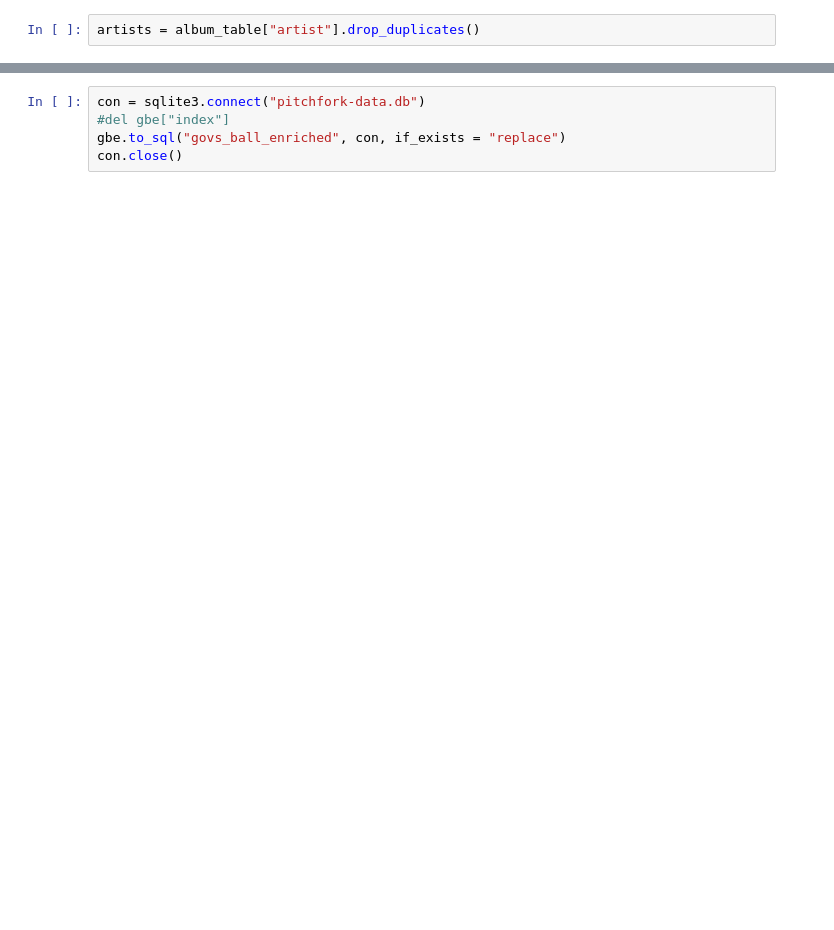
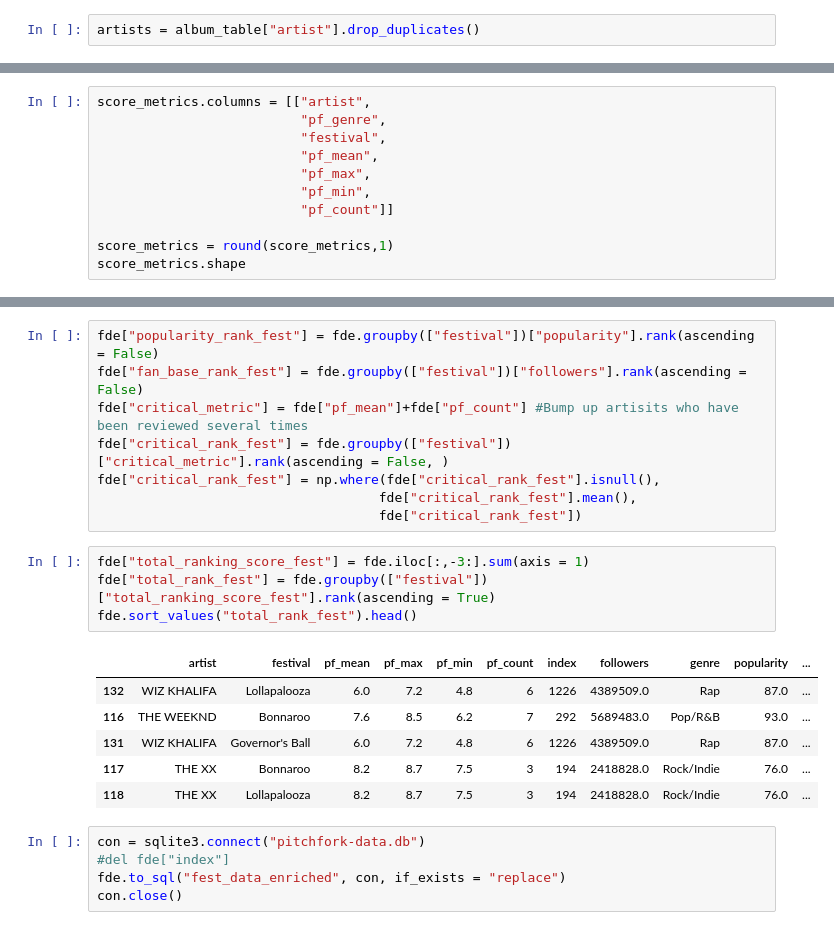
Before and after one commit to timdmulligan/govs_ball_schedule, a Jupyter notebook: crawl_govs_ball.ipynb, the cells around one changed output, grey strips where cells are left out. Cells and saved outputs as stored; diff of their text form; blank space fills up the shorter version.

```diff
--- a/crawl_govs_ball.ipynb
+++ b/crawl_govs_ball.ipynb
@@ -312,0 +317,11 @@ score_metrics.head()
+# %%
+score_metrics.columns = [["artist",
+                          "pf_genre",
+                          "festival",
+                          "pf_mean",
+                          "pf_max",
+                          "pf_min",
+                          "pf_count"]]
+
+score_metrics = round(score_metrics,1)
+score_metrics.shape
@@ -370,5 +359,24 @@ gbe.sort_values("total_rank")
+# %%
+fde["popularity_rank_fest"] = fde.groupby(["festival"])["popularity"].rank(ascending = False)
+fde["fan_base_rank_fest"] = fde.groupby(["festival"])["followers"].rank(ascending = False)
+fde["critical_metric"] = fde["pf_mean"]+fde["pf_count"] #Bump up artisits who have been reviewed several times
+fde["critical_rank_fest"] = fde.groupby(["festival"])["critical_metric"].rank(ascending = False, )
+fde["critical_rank_fest"] = np.where(fde["critical_rank_fest"].isnull(),
+                                    fde["critical_rank_fest"].mean(),
+                                    fde["critical_rank_fest"])
+# %%
+fde["total_ranking_score_fest"] = fde.iloc[:,-3:].sum(axis = 1)
+fde["total_rank_fest"] = fde.groupby(["festival"])["total_ranking_score_fest"].rank(ascending = True)
+fde.sort_values("total_rank_fest").head()
+# %% [output]
+|  | artist | festival | pf_mean | pf_max | pf_min | pf_count | index | followers | genre | popularity | ... |
+| 132 | WIZ KHALIFA | Lollapalooza | 6.0 | 7.2 | 4.8 | 6 | 1226 | 4389509.0 | Rap | 87.0 | ... |
+| 116 | THE WEEKND | Bonnaroo | 7.6 | 8.5 | 6.2 | 7 | 292 | 5689483.0 | Pop/R&B | 93.0 | ... |
+| 131 | WIZ KHALIFA | Governor's Ball | 6.0 | 7.2 | 4.8 | 6 | 1226 | 4389509.0 | Rap | 87.0 | ... |
+| 117 | THE XX | Bonnaroo | 8.2 | 8.7 | 7.5 | 3 | 194 | 2418828.0 | Rock/Indie | 76.0 | ... |
+| 118 | THE XX | Lollapalooza | 8.2 | 8.7 | 7.5 | 3 | 194 | 2418828.0 | Rock/Indie | 76.0 | ... |
 # %%
 con = sqlite3.connect("pitchfork-data.db")
-#del gbe["index"]
-gbe.to_sql("govs_ball_enriched", con, if_exists = "replace")
+#del fde["index"]
+fde.to_sql("fest_data_enriched", con, if_exists = "replace")
 con.close()
```
Also changed, not shown: parts of 37 cells of this notebook, 8 other files.
